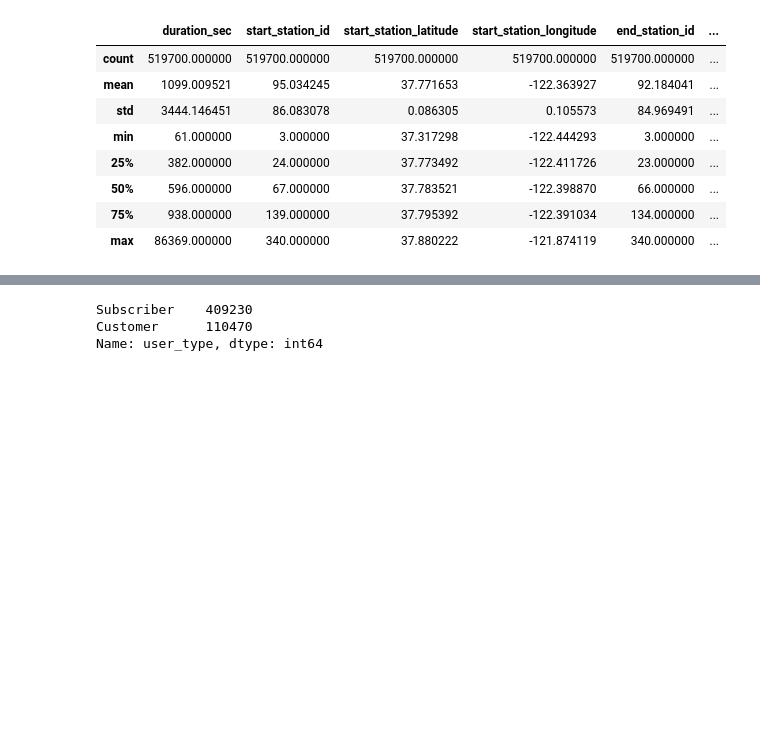
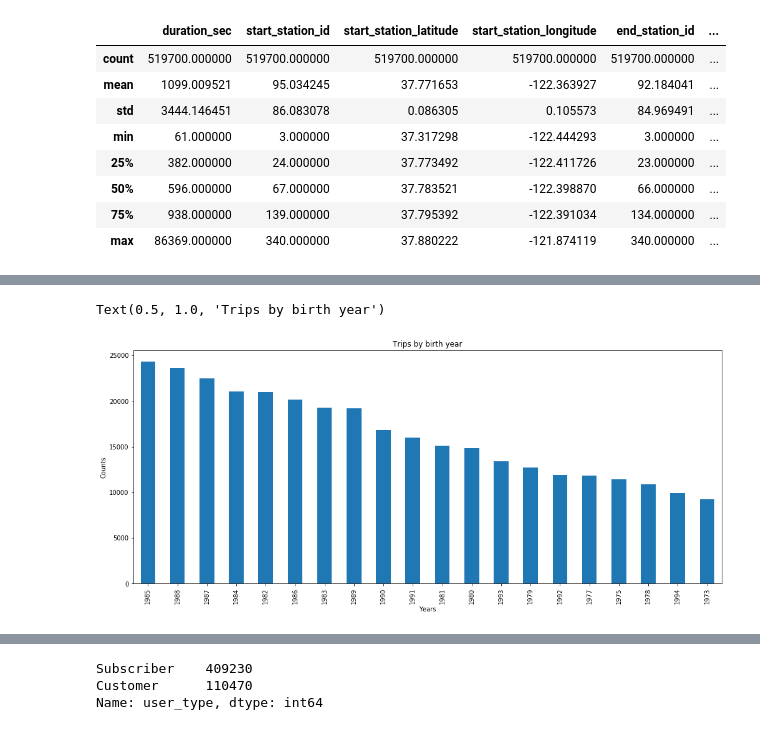
Before and after one commit to ibragimoveldor/Data-Analyst-Projects, a Jupyter notebook: Project_5/Final_project.ipynb, the cells around one changed output, grey strips where cells are left out. Saved outputs shown, nothing was run; the diff lists cells and outputs as text; code cells hidden in the pictures; blank space fills up the shorter version.

```diff
--- a/Project_5/Final_project.ipynb
+++ b/Project_5/Final_project.ipynb
@@ -74,0 +161,10 @@ plt.plot(bike.duration_min)
+# %%
+plt.figure(figsize=(14,6))
+bike.member_birth_year.value_counts()[:20].plot(kind='bar')
+plt.tight_layout()
+plt.xlabel('Years')
+plt.ylabel('Counts')
+plt.title('Trips by birth year')
+# %% [output]
+Text(0.5, 1.0, 'Trips by birth year')
+[figure, added]
```
Also changed, not shown: parts of 15 cells of this notebook.
